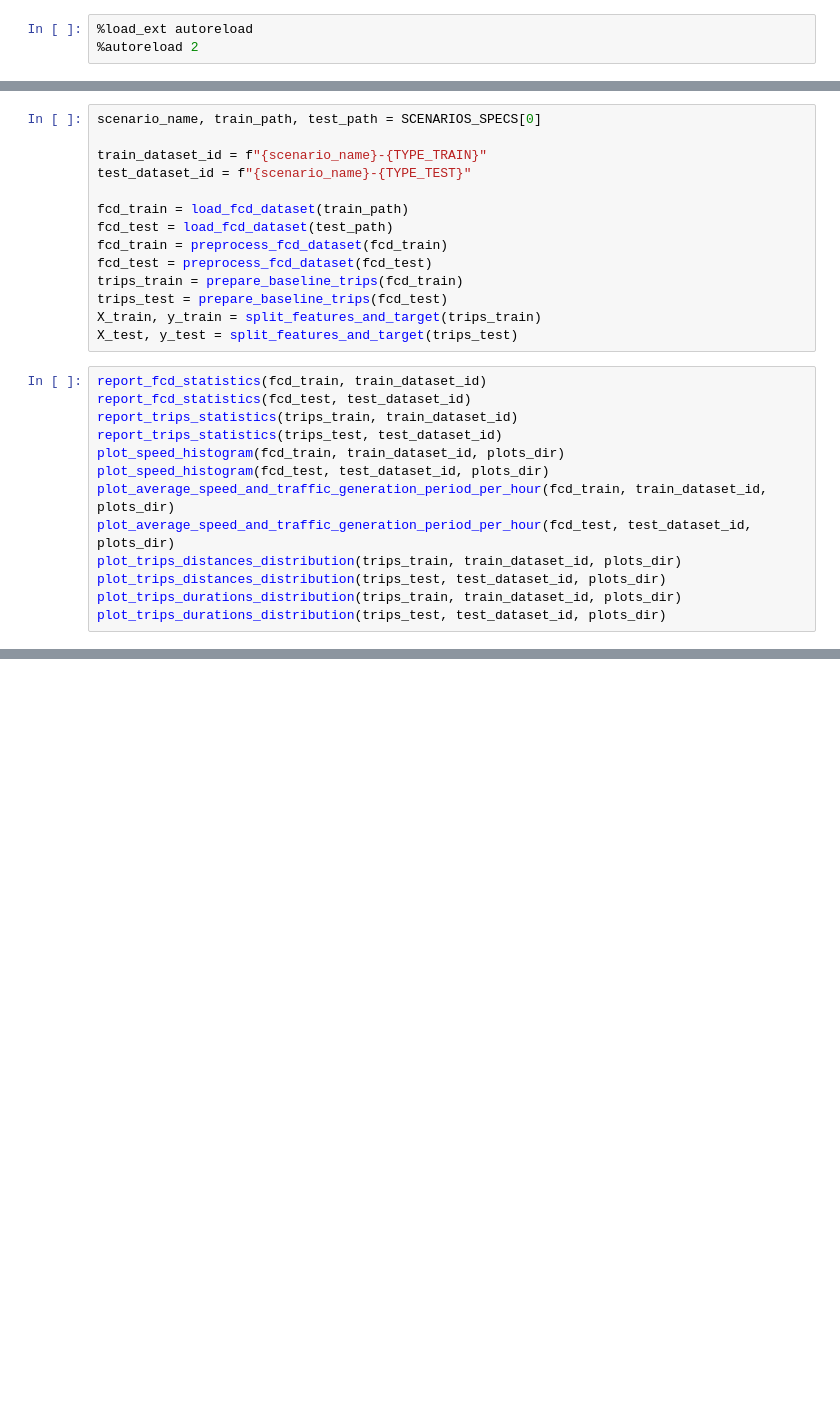
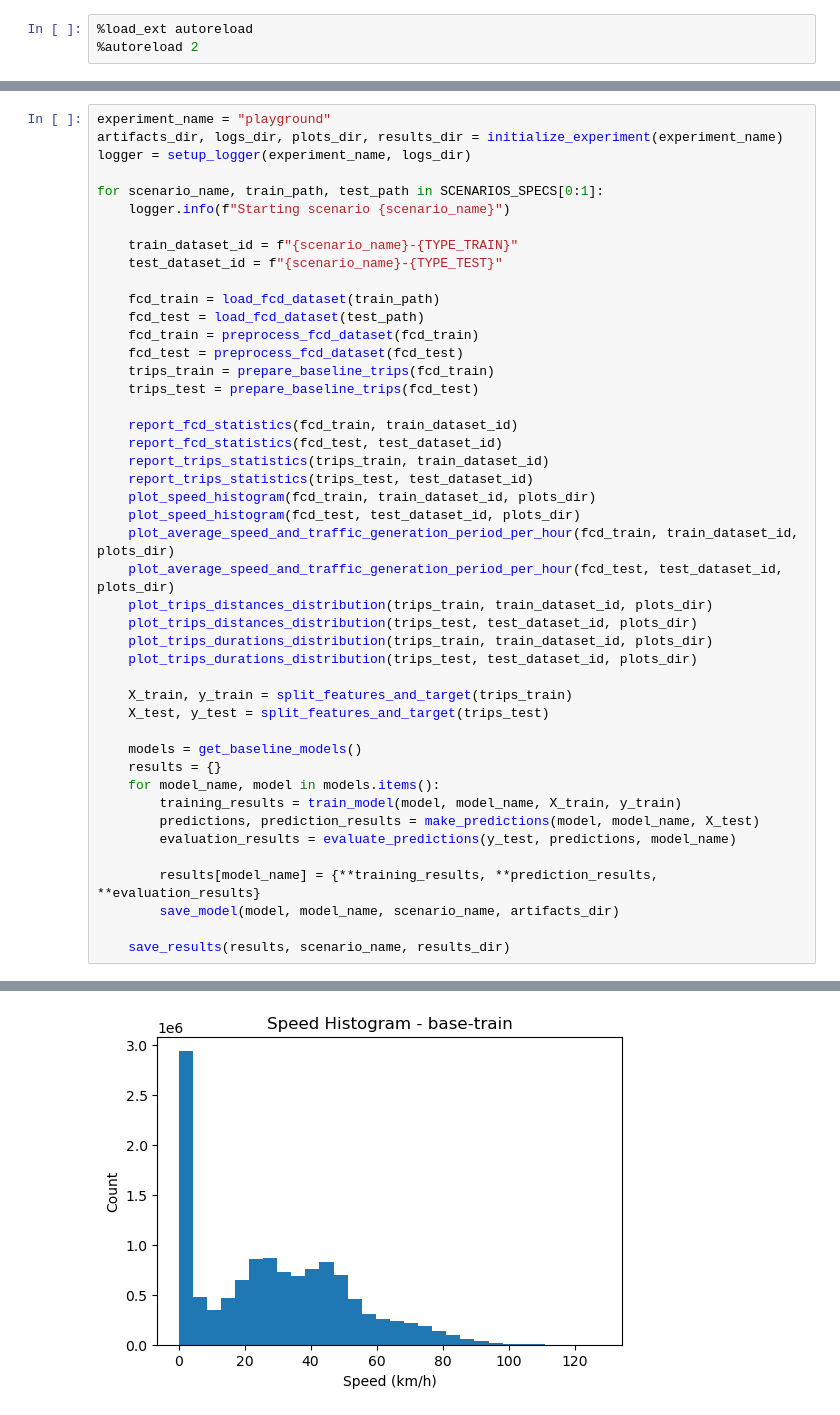
Before and after one commit to geokyr/diploma-thesis, a Jupyter notebook: thesis/eta/notebooks/playground.ipynb, the cells around one changed output, grey strips where cells are left out. Cells and saved outputs as stored; diff of their text form; blank space fills up the shorter version.

Commit message:
merged training and evaluation into pipeline

```diff
--- a/thesis/eta/notebooks/playground.ipynb
+++ b/thesis/eta/notebooks/playground.ipynb
@@ -26,27 +21,46 @@ logger.info(f"Starting experiment {experiment_name}")
-# %%
-scenario_name, train_path, test_path = SCENARIOS_SPECS[0]
-
-train_dataset_id = f"{scenario_name}-{TYPE_TRAIN}"
-test_dataset_id = f"{scenario_name}-{TYPE_TEST}"
-
-fcd_train = load_fcd_dataset(train_path)
-fcd_test = load_fcd_dataset(test_path)
-fcd_train = preprocess_fcd_dataset(fcd_train)
-fcd_test = preprocess_fcd_dataset(fcd_test)
-trips_train = prepare_baseline_trips(fcd_train)
-trips_test = prepare_baseline_trips(fcd_test)
-X_train, y_train = split_features_and_target(trips_train)
-X_test, y_test = split_features_and_target(trips_test)
 # %%
-report_fcd_statistics(fcd_train, train_dataset_id)
-report_fcd_statistics(fcd_test, test_dataset_id)
-report_trips_statistics(trips_train, train_dataset_id)
-report_trips_statistics(trips_test, test_dataset_id)
-plot_speed_histogram(fcd_train, train_dataset_id, plots_dir)
-plot_speed_histogram(fcd_test, test_dataset_id, plots_dir)
-plot_average_speed_and_traffic_generation_period_per_hour(fcd_train, train_dataset_id, plots_dir)
-plot_average_speed_and_traffic_generation_period_per_hour(fcd_test, test_dataset_id, plots_dir)
-plot_trips_distances_distribution(trips_train, train_dataset_id, plots_dir)
-plot_trips_distances_distribution(trips_test, test_dataset_id, plots_dir)
-plot_trips_durations_distribution(trips_train, train_dataset_id, plots_dir)
-plot_trips_durations_distribution(trips_test, test_dataset_id, plots_dir)
+experiment_name = "playground"
+artifacts_dir, logs_dir, plots_dir, results_dir = initialize_experiment(experiment_name)
+logger = setup_logger(experiment_name, logs_dir)
+
+for scenario_name, train_path, test_path in SCENARIOS_SPECS[0:1]:
+    logger.info(f"Starting scenario {scenario_name}")
+
+    train_dataset_id = f"{scenario_name}-{TYPE_TRAIN}"
+    test_dataset_id = f"{scenario_name}-{TYPE_TEST}"
+
+    fcd_train = load_fcd_dataset(train_path)
+    fcd_test = load_fcd_dataset(test_path)
+    fcd_train = preprocess_fcd_dataset(fcd_train)
+    fcd_test = preprocess_fcd_dataset(fcd_test)
+    trips_train = prepare_baseline_trips(fcd_train)
+    trips_test = prepare_baseline_trips(fcd_test)
+
+    report_fcd_statistics(fcd_train, train_dataset_id)
+    report_fcd_statistics(fcd_test, test_dataset_id)
+    report_trips_statistics(trips_train, train_dataset_id)
+    report_trips_statistics(trips_test, test_dataset_id)
+    plot_speed_histogram(fcd_train, train_dataset_id, plots_dir)
+    plot_speed_histogram(fcd_test, test_dataset_id, plots_dir)
+    plot_average_speed_and_traffic_generation_period_per_hour(fcd_train, train_dataset_id, plots_dir)
+    plot_average_speed_and_traffic_generation_period_per_hour(fcd_test, test_dataset_id, plots_dir)
+    plot_trips_distances_distribution(trips_train, train_dataset_id, plots_dir)
+    plot_trips_distances_distribution(trips_test, test_dataset_id, plots_dir)
+    plot_trips_durations_distribution(trips_train, train_dataset_id, plots_dir)
+    plot_trips_durations_distribution(trips_test, test_dataset_id, plots_dir)
+
+    X_train, y_train = split_features_and_target(trips_train)
+    X_test, y_test = split_features_and_target(trips_test)
+
+    models = get_baseline_models()
+    results = {}
+    for model_name, model in models.items():
+        training_results = train_model(model, model_name, X_train, y_train)
+        predictions, prediction_results = make_predictions(model, model_name, X_test)
+        evaluation_results = evaluate_predictions(y_test, predictions, model_name)
+
+        results[model_name] = {**training_results, **prediction_results, **evaluation_results}
+        save_model(model, model_name, scenario_name, artifacts_dir)
+
+    save_results(results, scenario_name, results_dir)
+# %% [output]
@@ -52,0 +84 @@ plot_trips_durations_distribution(trips_test, test_dataset_id, plots_dir)
+[figure, added]
```
Also changed, not shown: parts of 6 cells of this notebook, 5 other files.
